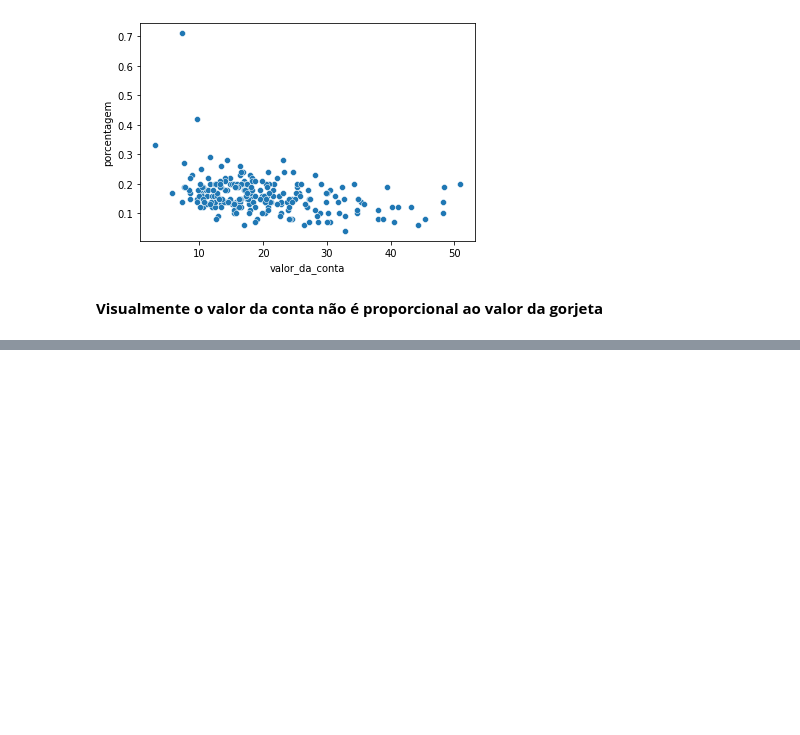
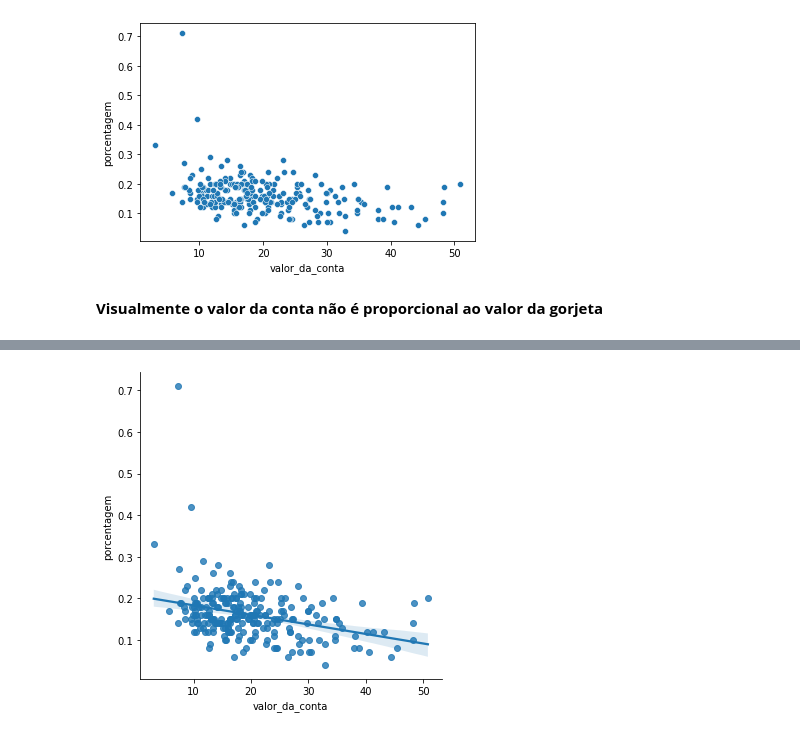
Before and after one commit to erikamarchi/data-visualization-explorando-com-seaborn, a Jupyter notebook: EDA_Gorjetas.ipynb, the cells around one changed output, grey strips where cells are left out. Drawn from its saved outputs; the diff is of its cells as text; code cells hidden in the pictures; blank space fills up the shorter version.

```diff
--- a/EDA_Gorjetas.ipynb
+++ b/EDA_Gorjetas.ipynb
@@ -132,0 +140,6 @@ sns.scatterplot(x='valor_da_conta',
+# %%
+sns.lmplot(x='valor_da_conta',
+           y='porcentagem',
+           data=gorjetas);
+# %% [output]
+[figure, added]
```
Also changed, not shown: parts of 1 cell of this notebook.
